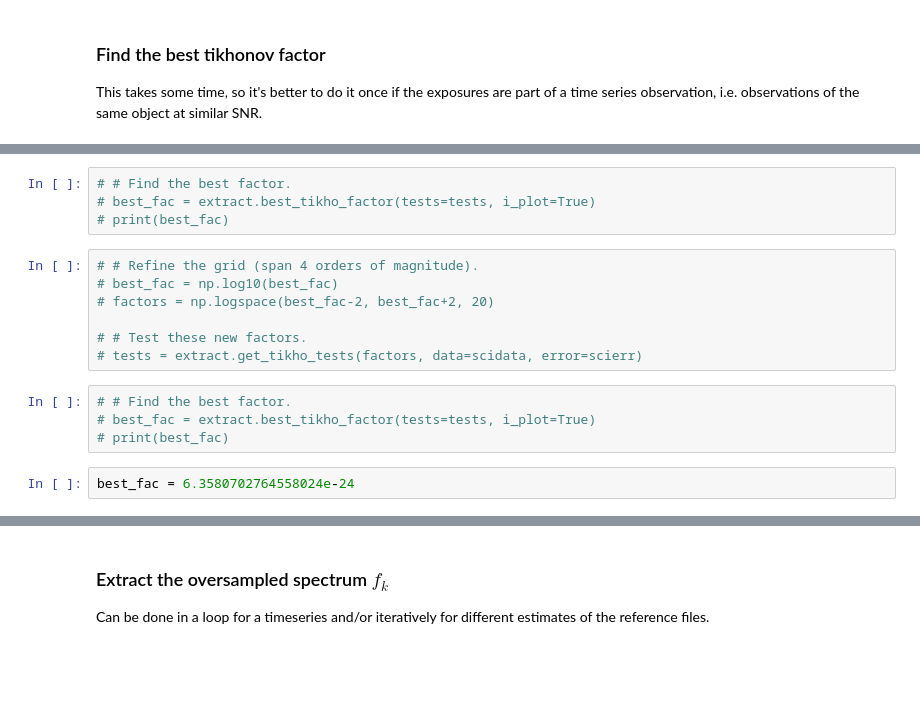
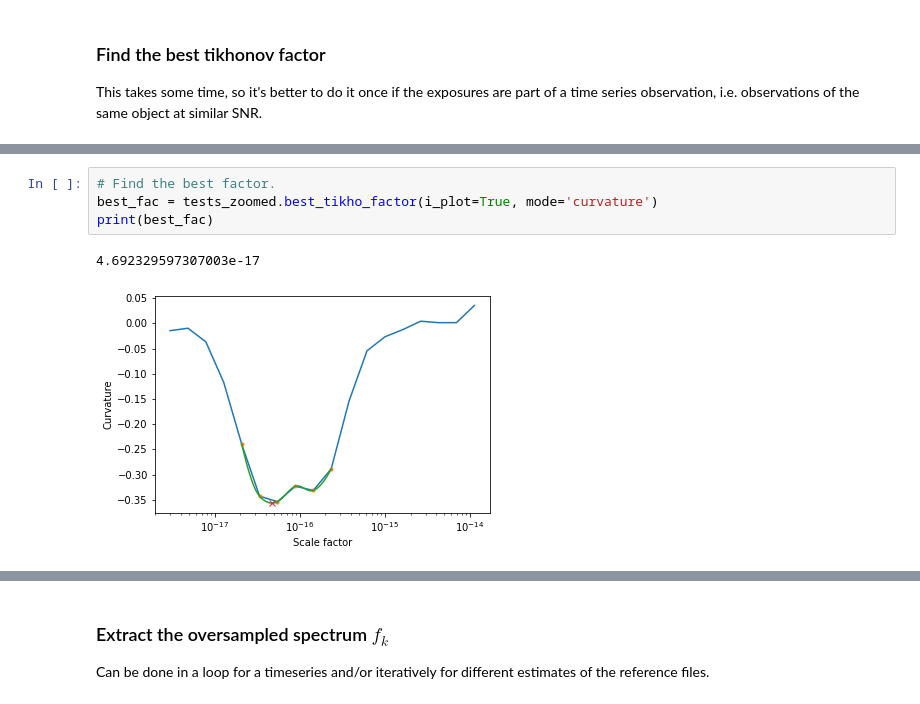
Before and after one commit to njcuk9999/jwst-mtl, a Jupyter notebook: SOSS/dms/soss_engine.ipynb, the cells around one changed output, grey strips where cells are left out. Drawn from its saved outputs; the diff is of its cells as text; blank space fills up the shorter version.

```diff
--- a/SOSS/dms/soss_engine.ipynb
+++ b/SOSS/dms/soss_engine.ipynb
@@ -101,17 +167,7 @@ This takes some time, so it's better to do it once if the exposures are part of
 # %%
-# # Find the best factor.
-# best_fac = extract.best_tikho_factor(tests=tests, i_plot=True)
-# print(best_fac)
+# Find the best factor.
+best_fac = tests_zoomed.best_tikho_factor(i_plot=True, mode='curvature')
+print(best_fac)
+# %% [output]
+4.692329597307003e-17
+[figure, added]
-# %%
-# # Refine the grid (span 4 orders of magnitude).
-# best_fac = np.log10(best_fac)
-# factors = np.logspace(best_fac-2, best_fac+2, 20)
-
-# # Test these new factors.
-# tests = extract.get_tikho_tests(factors, data=scidata, error=scierr)
-# %%
-# # Find the best factor.
-# best_fac = extract.best_tikho_factor(tests=tests, i_plot=True)
-# print(best_fac)
-# %%
-best_fac = 6.3580702764558024e-24
```
Also changed, not shown: parts of 14 cells of this notebook.
